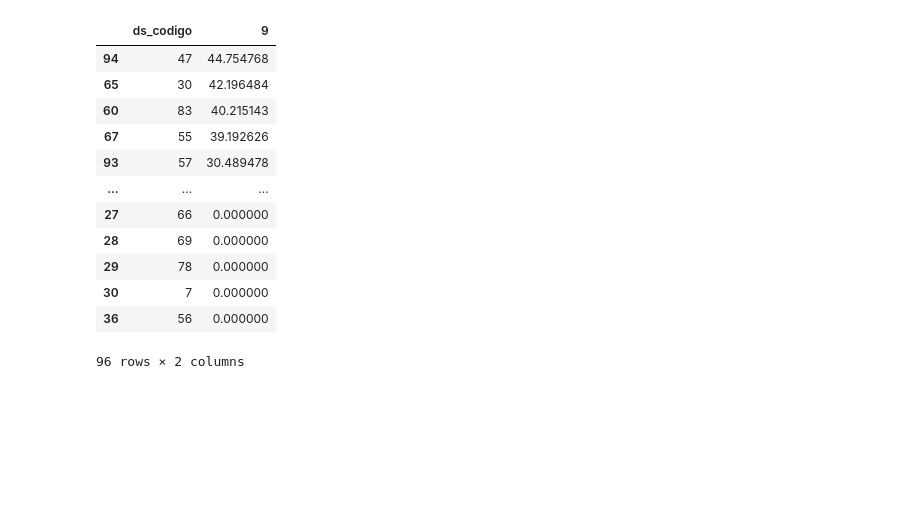
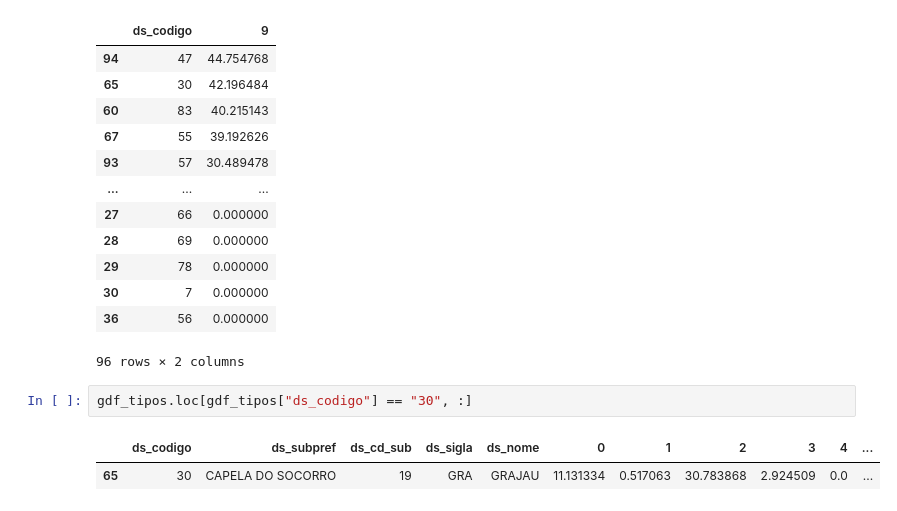
Before and after one commit to cem-usp/amostragem-em-habitacao, a Jupyter notebook: 02-proporcao-tipologia-por-distrito.ipynb, the cells around one changed output. Saved outputs shown, nothing was run; the diff lists cells and outputs as text; blank space fills up the shorter version.

```diff
--- a/02-proporcao-tipologia-por-distrito.ipynb
+++ b/02-proporcao-tipologia-por-distrito.ipynb
@@ -112,3 +132,8 @@ gdf_tipos.loc[:, ["ds_codigo","9"]].sort_values("9", ascending=False)
 | 30 | 7 | 0.000000 |
 | 36 | 56 | 0.000000 |
 96 rows × 2 columns
+# %%
+gdf_tipos.loc[gdf_tipos["ds_codigo"] == "30", :]
+# %% [output]
+|  | ds_codigo | ds_subpref | ds_cd_sub | ds_sigla | ds_nome | 0 | 1 | 2 | 3 | 4 | ... |
+| 65 | 30 | CAPELA DO SOCORRO | 19 | GRA | GRAJAU | 11.131334 | 0.517063 | 30.783868 | 2.924509 | 0.0 | ... |
```
Also changed, not shown: parts of 4 cells of this notebook, 2 other files.
